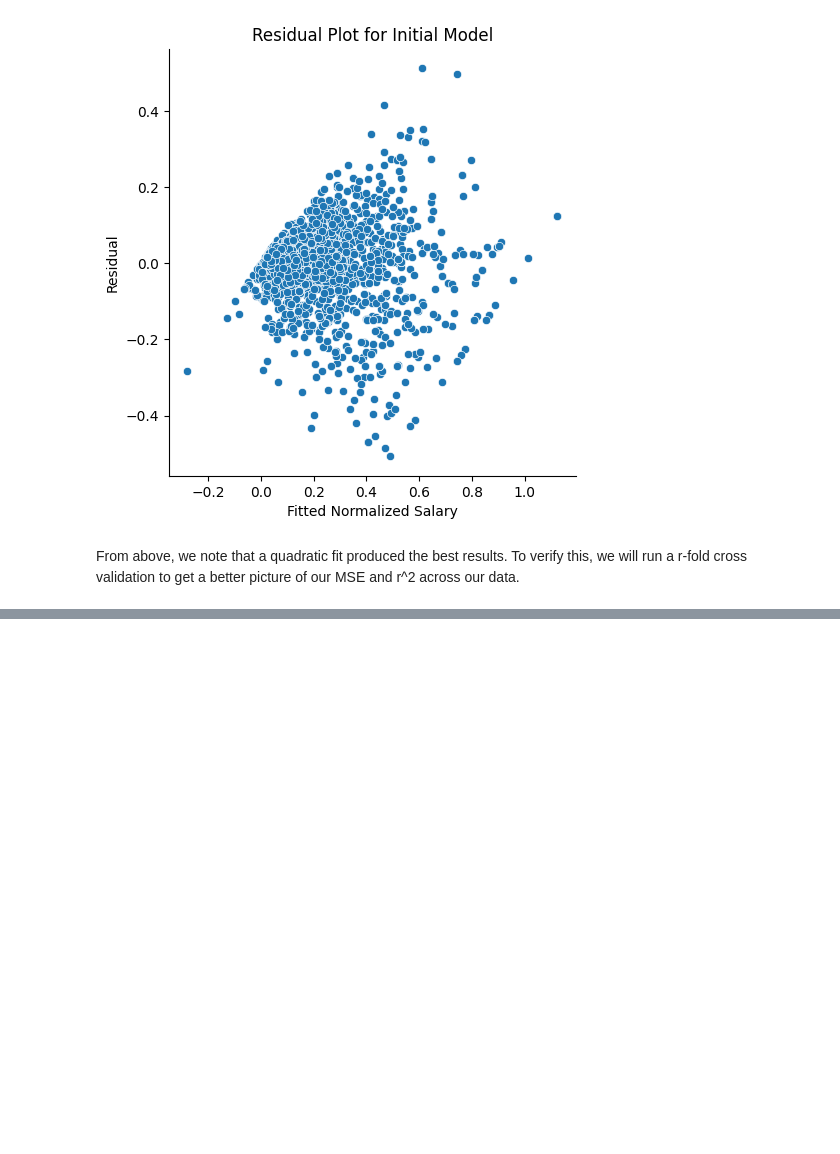
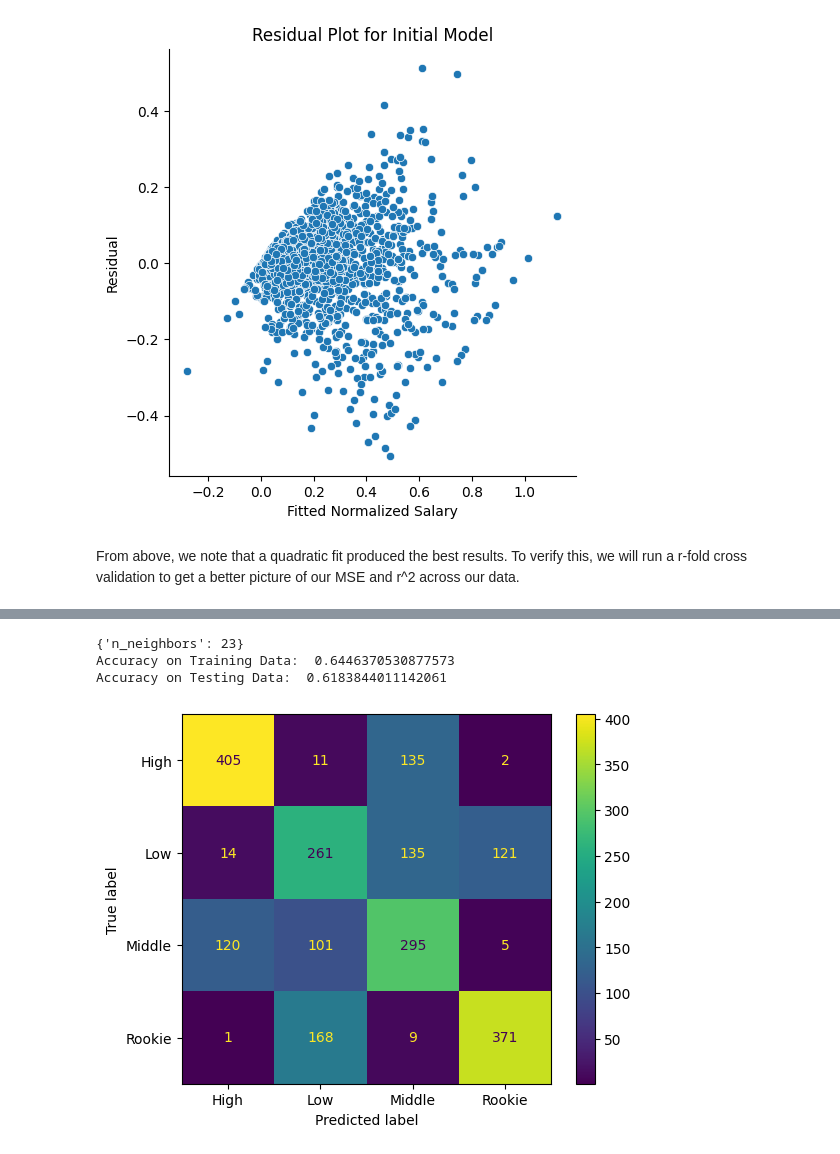
Before and after one commit to stephaanieyou/216project, a Jupyter notebook: performance.ipynb, the cells around one changed output, grey strips where cells are left out. Saved outputs shown, nothing was run; the diff lists cells and outputs as text; code cells hidden in the pictures; blank space fills up the shorter version.

Commit message:
KNN Classifier made

```diff
--- a/performance.ipynb
+++ b/performance.ipynb
@@ -379,0 +382,11 @@ From above, we note that a quadratic fit produced the best results. To verify th
+# %%
+stats = historical['Normalized Salary'].describe()
+conditions = [
+    (historical['Normalized Salary'] < stats['25%']),
+    (historical['Normalized Salary'] >= stats['25%']) & (historical['Normalized Salary'] < stats['50%']),
+    (historical['Normalized Salary'] >= stats['50%']) & (historical['Normalized Salary'] < stats['75%']),
+    (historical['Normalized Salary'] >= stats['75%'])
+]
+values = ['Rookie', 'Low', 'Middle', 'High']
+historical['Salary_Level'] = np.select(conditions, values)
+historical
@@ -379,0 +407,31 @@ From above, we note that a quadratic fit produced the best results. To verify th
+# %%
+from sklearn.preprocessing import StandardScaler
+data = StandardScaler().fit_transform(data)
+target_class = historical['Salary_Level']
+train_data, test_data, train_target, test_target = train_test_split(
+    data, target_class, test_size=0.7, random_state=212)
+# %%
+from sklearn.model_selection import GridSearchCV
+from sklearn.neighbors import KNeighborsClassifier
+
+params_to_try = {'n_neighbors': range(1,30)}
+knn_search = GridSearchCV(estimator=KNeighborsClassifier(), param_grid=params_to_try)
+knn_search.fit(train_data, train_target)
+print(knn_search.best_params_)
+print('Accuracy on Training Data: ', knn_search.score(train_data, train_target))
+print('Accuracy on Testing Data: ', knn_search.score(test_data, test_target))
+# %% [output]
+{'n_neighbors': 23}
+Accuracy on Training Data:  0.6446370530877573
+Accuracy on Testing Data:  0.6183844011142061
+# %%
+from sklearn import metrics
+from sklearn.metrics import ConfusionMatrixDisplay
+
+predicted_classifier = knn_search.predict(test_data)
+cm2 = metrics.confusion_matrix(y_true=test_target, y_pred=predicted_classifier, labels = knn_search.classes_)
+disp2 = ConfusionMatrixDisplay(confusion_matrix=cm2, display_labels=knn_search.classes_)
+disp2.plot()
+plt.grid(False)
+# %% [output]
+[figure, added]
```
Also changed, not shown: parts of 3 cells of this notebook, 2 other files.
